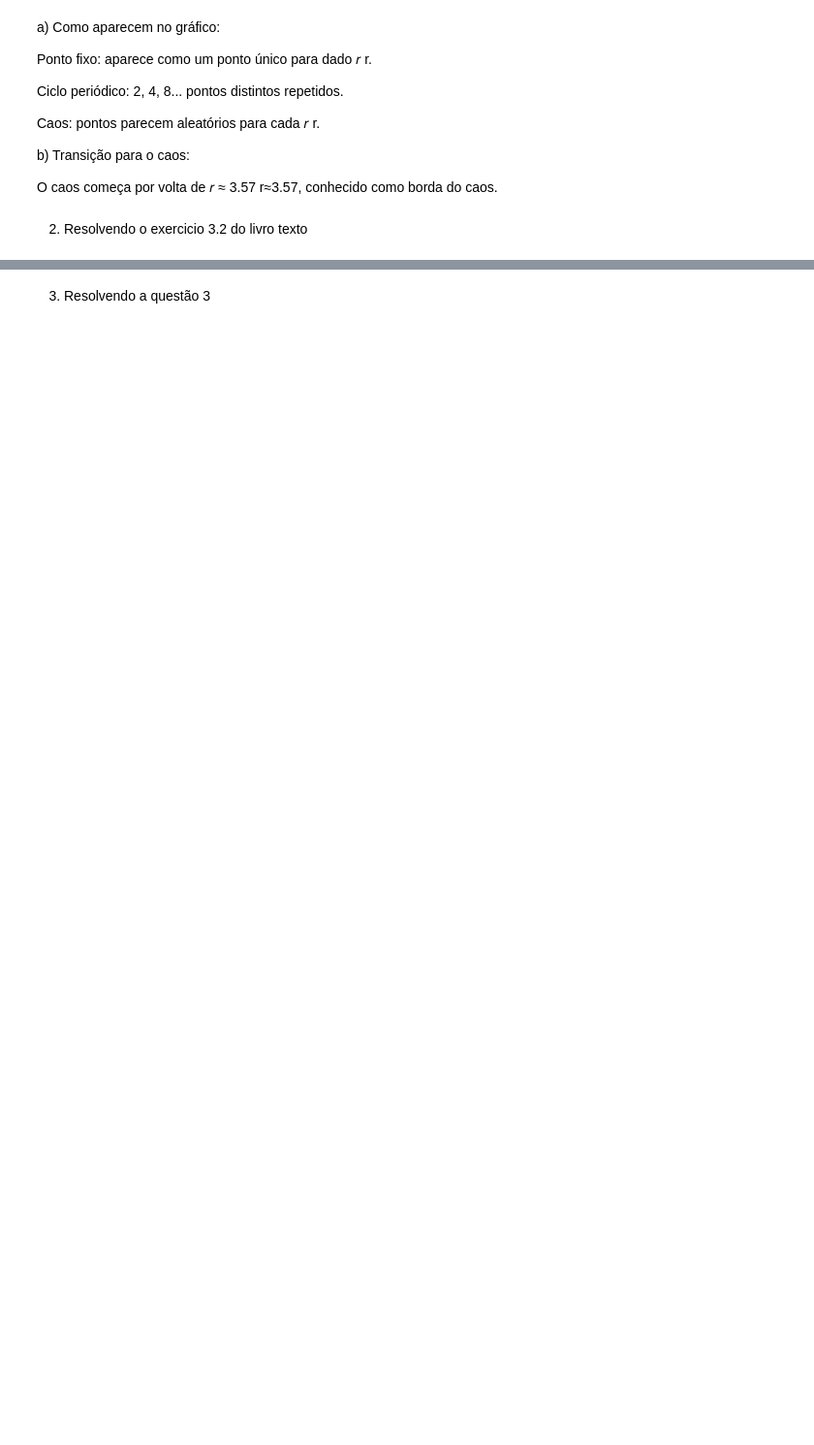
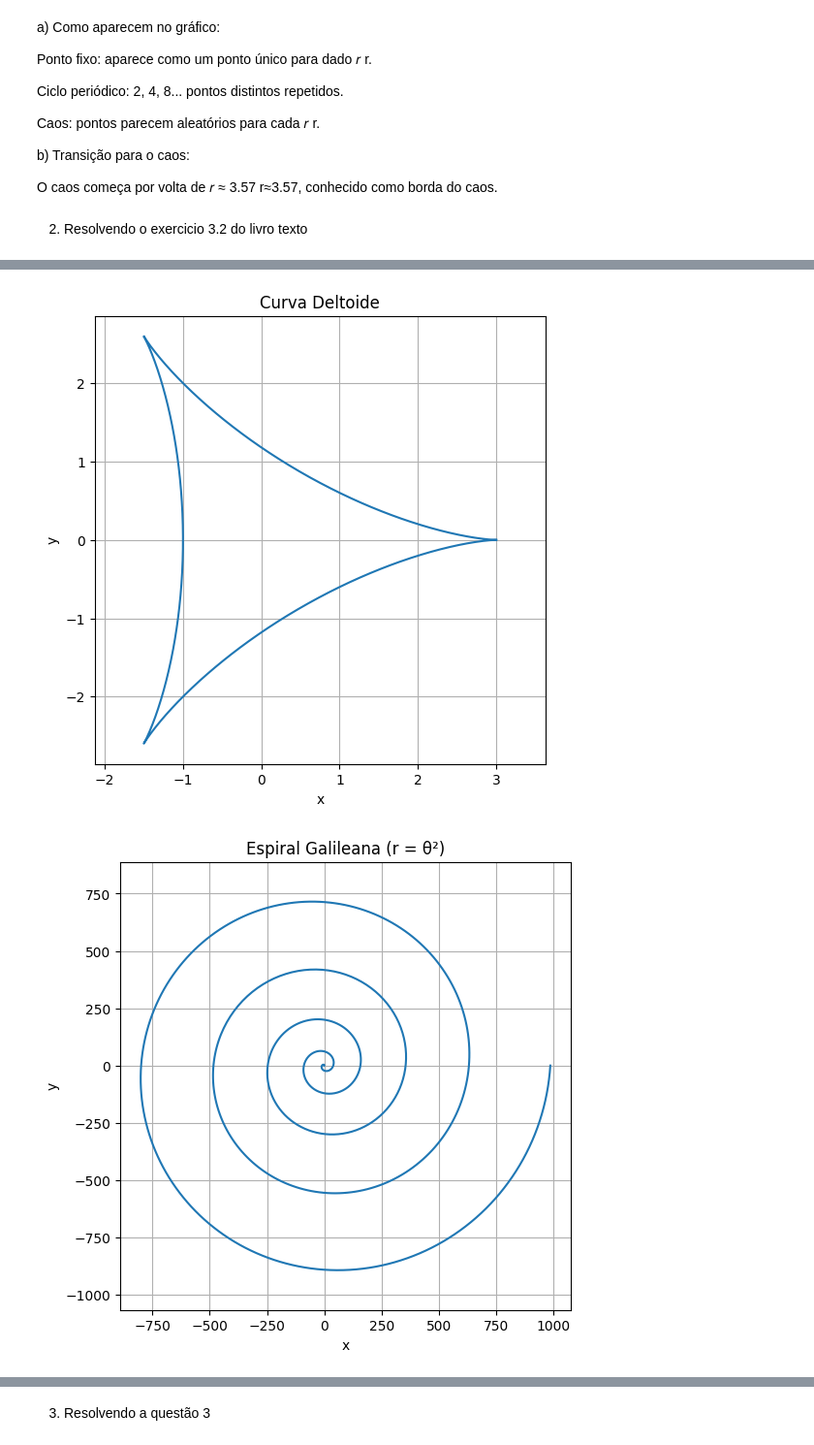
Before and after one commit to KaiqueFalcao/AV3, a Jupyter notebook: AV3.ipynb, the cells around one changed output, grey strips where cells are left out. Shown at 97% size. Cells and saved outputs as stored; diff of their text form; code cells hidden in the pictures; blank space fills up the shorter version.

```diff
--- a/AV3.ipynb
+++ b/AV3.ipynb
@@ -67,3 +67,53 @@ r≈3.57, conhecido como borda do caos.
 2) Resolvendo o exercicio 3.2 do livro texto
 # %% [markdown]
 ![Exerc3.2.png](attachment:Exerc3.2.png)
+# %%
+import numpy as np
+import matplotlib.pyplot as plt
+
+# Parte a: Curva deltoide
+theta = np.linspace(0, 2 * np.pi, 1000)
+x = 2 * np.cos(theta) + np.cos(2 * theta)
+y = 2 * np.sin(theta) - np.sin(2 * theta)
+
+plt.figure(figsize=(6, 6))
+plt.plot(x, y)
+plt.title("Curva Deltoide")
+plt.xlabel("x")
+plt.ylabel("y")
+plt.axis("equal")
+plt.grid(True)
+plt.show()
+
+# Parte b: Espiral Galileana r = θ²
+theta = np.linspace(0, 10 * np.pi, 1000)
+r = theta ** 2
+x = r * np.cos(theta)
+y = r * np.sin(theta)
+
+plt.figure(figsize=(6, 6))
+plt.plot(x, y)
+plt.title("Espiral Galileana (r = θ²)")
+plt.xlabel("x")
+plt.ylabel("y")
+plt.axis("equal")
+plt.grid(True)
+plt.show()
+
+# Parte c: Função de Fey
+theta = np.linspace(0, 24 * np.pi, 2000)
+r = np.exp(np.cos(theta)) - 2 * np.cos(4 * theta) + np.sin(theta / 12) ** 5
+x = r * np.cos(theta)
+y = r * np.sin(theta)
+
+plt.figure(figsize=(6, 6))
+plt.plot(x, y)
+plt.title("Função de Fey")
+plt.xlabel("x")
+plt.ylabel("y")
+plt.axis("equal")
+plt.grid(True)
+plt.show()
+# %% [output]
+[figure, added]
+[figure, added]
```
Also changed, not shown: parts of 13 cells of this notebook.
